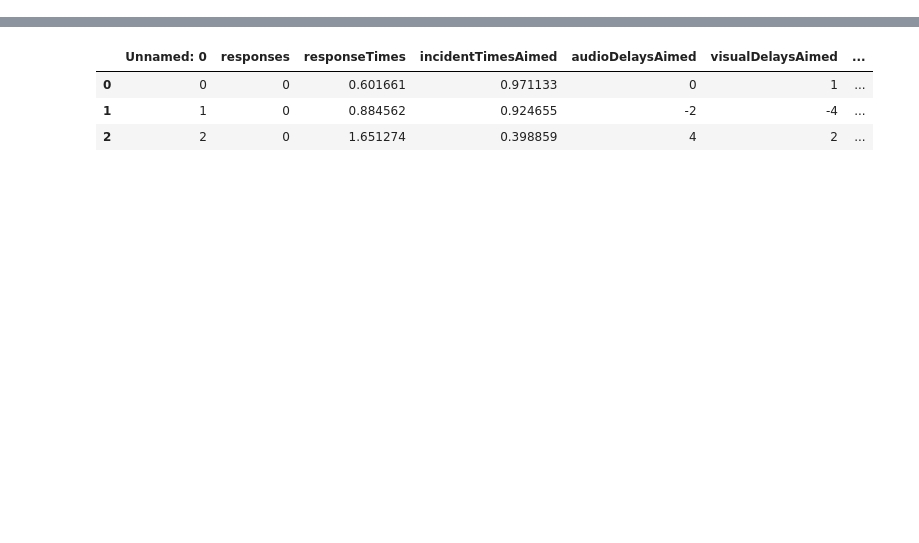
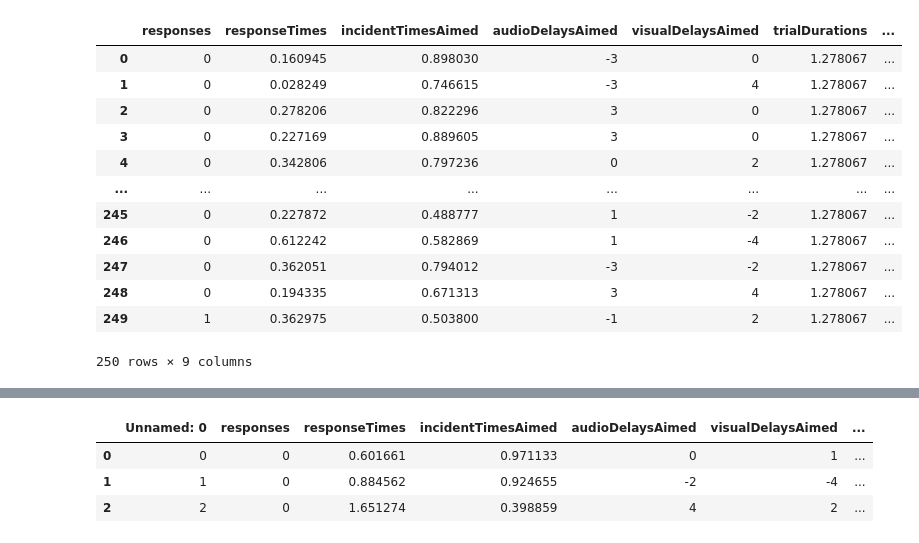
Before and after one commit to omeryildiran/av-v-fle, a Jupyter notebook: analysis.ipynb, the cells around one changed output, grey strips where cells are left out. Saved outputs shown, nothing was run; the diff lists cells and outputs as text; code cells hidden in the pictures; blank space fills up the shorter version.

```diff
--- a/analysis.ipynb
+++ b/analysis.ipynb
@@ -6,0 +8,43 @@ import os
+# %%
+def flatten_extend(matrix):
+    flat_list = []
+    for row in matrix:
+        flat_list.extend(row)
+    return flat_list
+
+#all_responses=flatten_extend(all_responses)
+# %%
+# Load data loadmat
+data = loadmat('data/684717_av_v_fle_2024-10-08_21h13.54.232.mat')
+
+# Zip the arrays to the shortest length
+zipped_data = list(zip(data["responses"], data["responseTimes"], data["incidentTimesAimed"], data["audioDelaysAimed"], data["visualDelaysAimed"], data["trialDurations"], data["audioTime"], data["flashTime"], data["trialNum"]))
+# Unzip the data back into individual lists
+all_responses, responseTimes, incidentTimes, audioDelays, visualDelays, trial_durs, audioTime, flashTime, trialNum = map(list, zip(*zipped_data))
+df = pd.DataFrame({
+    'responses': flatten_extend(all_responses),
+    'responseTimes': flatten_extend(responseTimes),
+    'incidentTimesAimed': flatten_extend(incidentTimes),
+    'audioDelaysAimed': flatten_extend(audioDelays),
+    'visualDelaysAimed': flatten_extend(visualDelays),
+    'trialDurations': flatten_extend(trial_durs),
+    'audioTime': flatten_extend(audioTime),
+    'flashTime': flatten_extend(flashTime),
+    'trialNum': flatten_extend(trialNum)
+})
+# %%
+df
+# %% [output]
+|  | responses | responseTimes | incidentTimesAimed | audioDelaysAimed | visualDelaysAimed | trialDurations | ... |
+| 0 | 0 | 0.160945 | 0.898030 | -3 | 0 | 1.278067 | ... |
+| 1 | 0 | 0.028249 | 0.746615 | -3 | 4 | 1.278067 | ... |
+| 2 | 0 | 0.278206 | 0.822296 | 3 | 0 | 1.278067 | ... |
+| 3 | 0 | 0.227169 | 0.889605 | 3 | 0 | 1.278067 | ... |
+| 4 | 0 | 0.342806 | 0.797236 | 0 | 2 | 1.278067 | ... |
+| ... | ... | ... | ... | ... | ... | ... | ... |
+| 245 | 0 | 0.227872 | 0.488777 | 1 | -2 | 1.278067 | ... |
+| 246 | 0 | 0.612242 | 0.582869 | 1 | -4 | 1.278067 | ... |
+| 247 | 0 | 0.362051 | 0.794012 | -3 | -2 | 1.278067 | ... |
+| 248 | 0 | 0.194335 | 0.671313 | 3 | 4 | 1.278067 | ... |
+| 249 | 1 | 0.362975 | 0.503800 | -1 | 2 | 1.278067 | ... |
+250 rows × 9 columns
```
Also changed, not shown: parts of 6 cells of this notebook, 1 other file.
